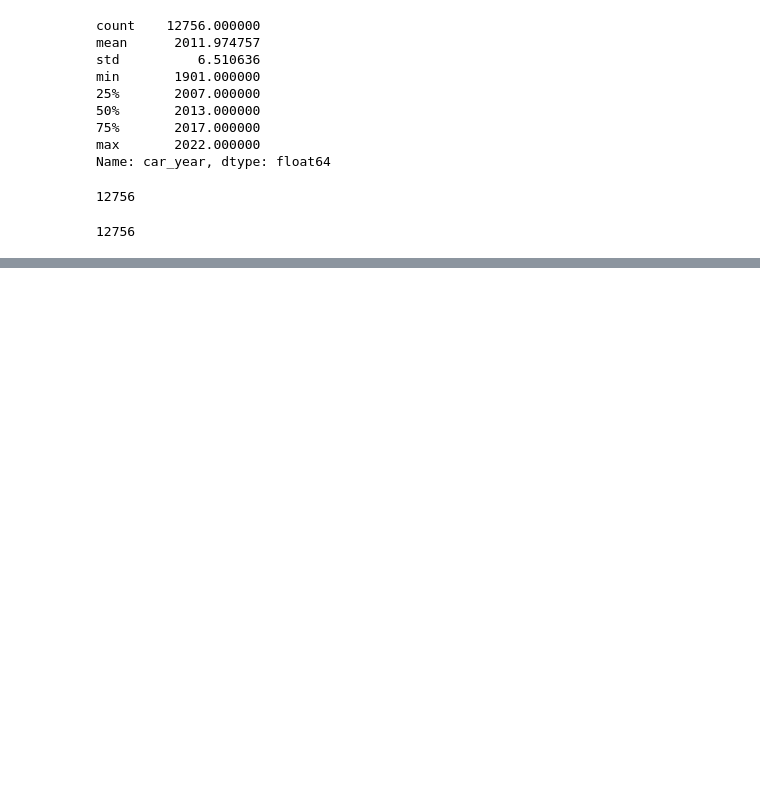
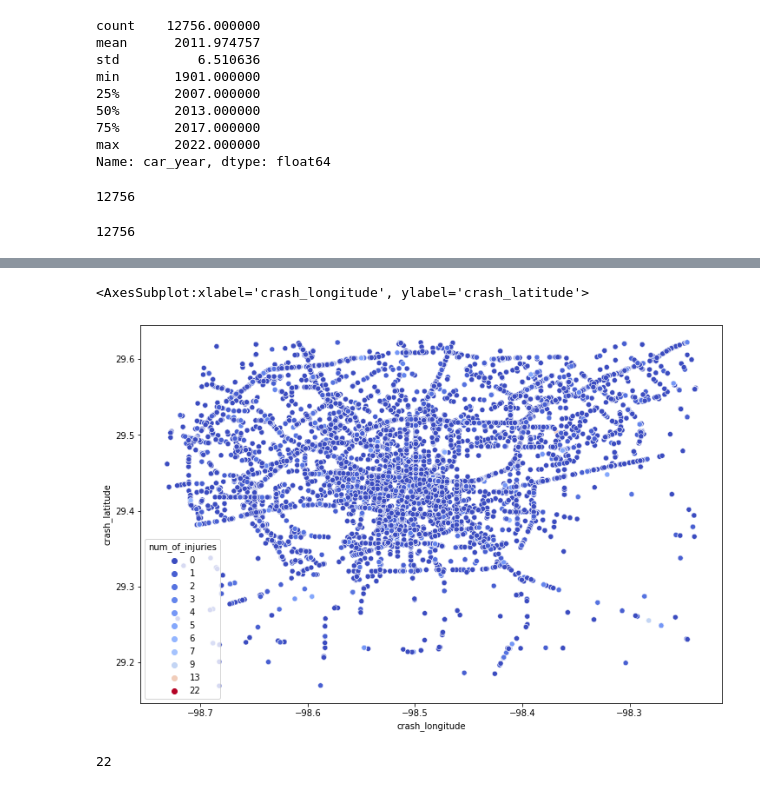
Before and after one commit to RAXR-Capstone/project_danger_zone, a Jupyter notebook: work_space/AnnaWorkspace/anna_scratchbook.ipynb, the cells around one changed output, grey strips where cells are left out. Saved outputs shown, nothing was run; the diff lists cells and outputs as text; code cells hidden in the pictures; blank space fills up the shorter version.

```diff
--- a/work_space/AnnaWorkspace/anna_scratchbook.ipynb
+++ b/work_space/AnnaWorkspace/anna_scratchbook.ipynb
@@ -135,0 +168,10 @@ df.car_year.count()
+# %%
+plt.figure(figsize=(12,8))
+sns.scatterplot(data=df, x="crash_longitude", y="crash_latitude", hue='num_of_injuries', palette = 'coolwarm', legend = 'full')
+# %% [output]
+<AxesSubplot:xlabel='crash_longitude', ylabel='crash_latitude'>
+[figure, added]
+# %%
+df.num_of_injuries.max()
+# %% [output]
+22
```
Also changed, not shown: parts of 12 cells of this notebook.
